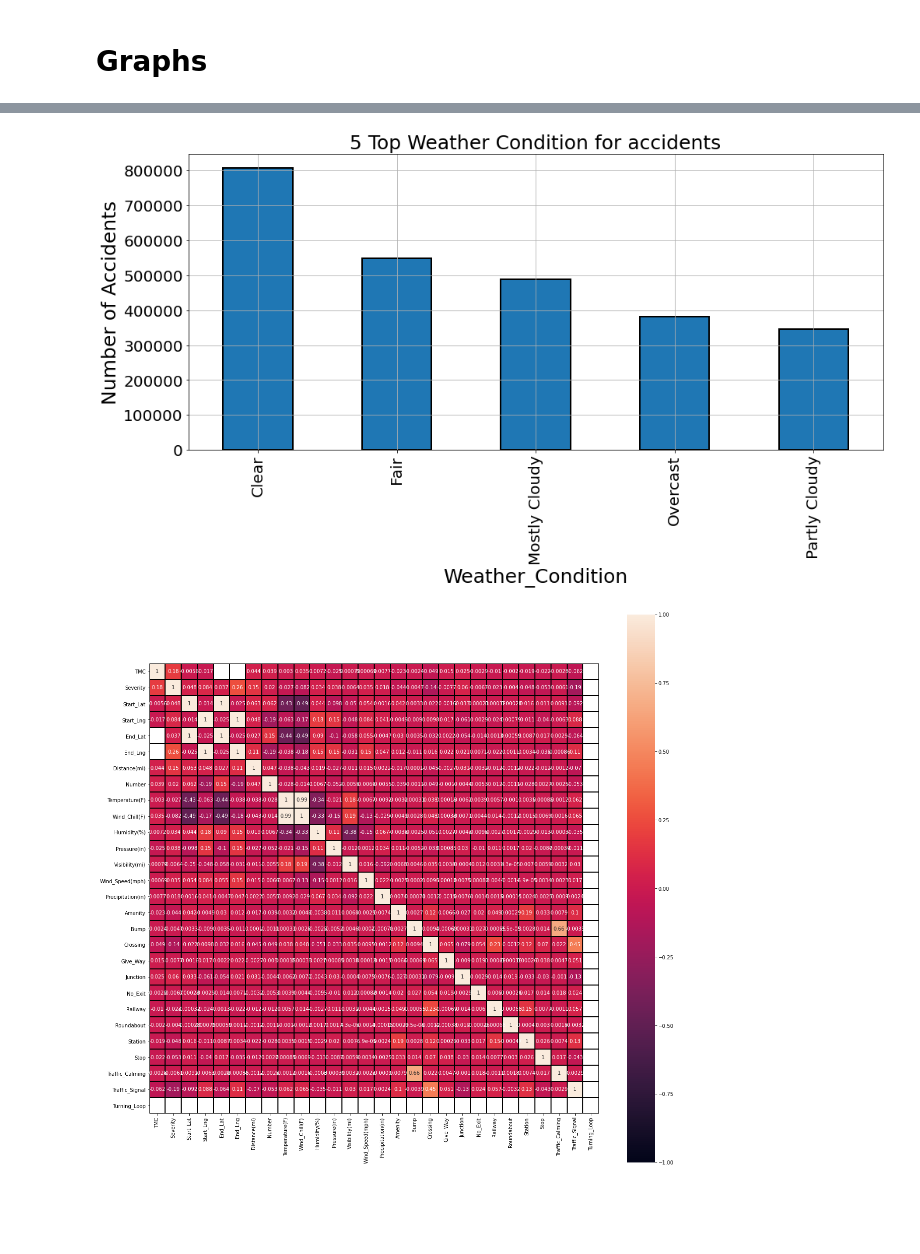
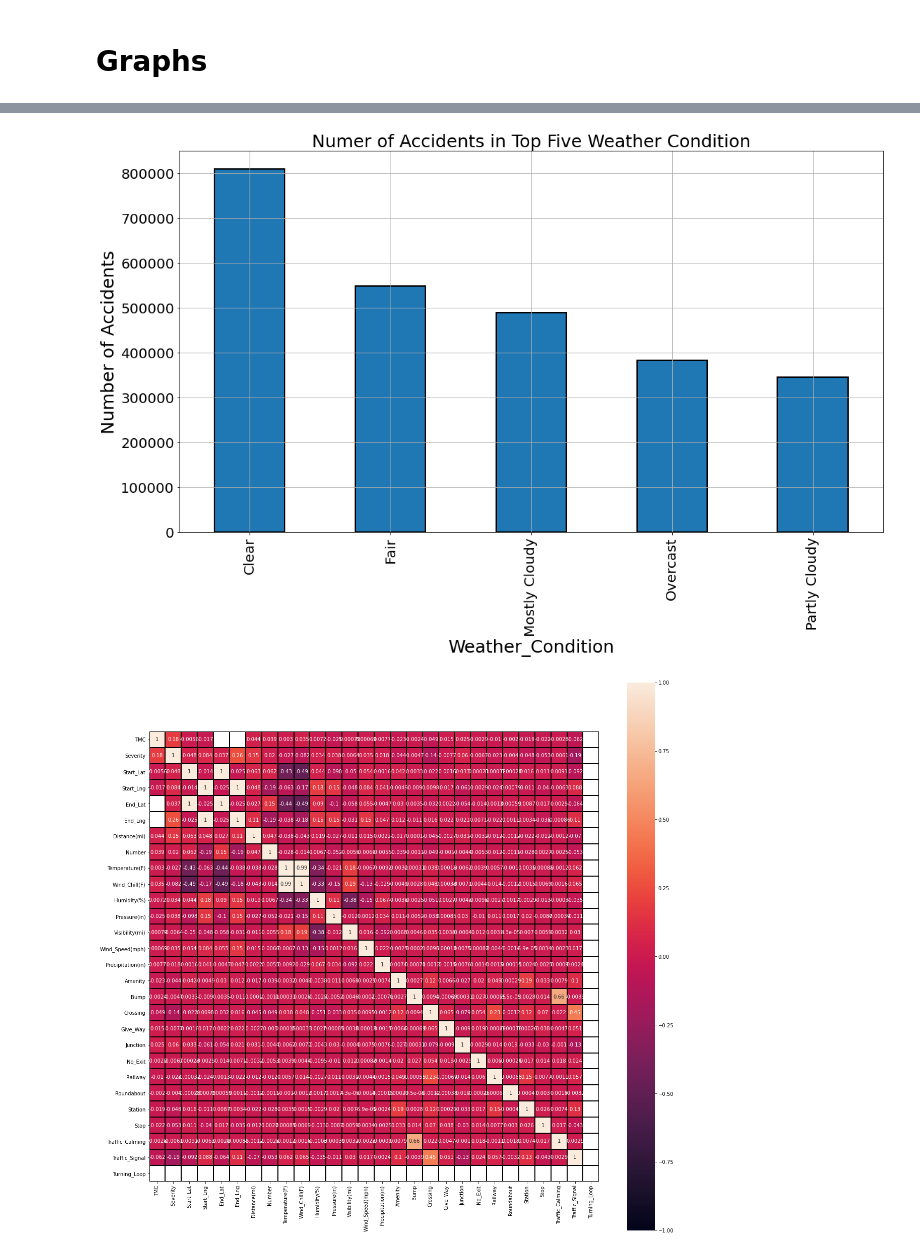
Before and after one commit to rlau929/final, a Jupyter notebook: Graphs.ipynb, the cells around one changed output, grey strips where cells are left out. Drawn from its saved outputs; the diff is of its cells as text; code cells hidden in the pictures; blank space fills up the shorter version.

```diff
--- a/Graphs.ipynb
+++ b/Graphs.ipynb
@@ -111,16 +79,16 @@ sns.barplot(states,state_graph)
 # %%
 graph1 = cleaned_df[cleaned_df['Zipcode']==45424]
 # %%
-fig, ax=plt.subplots(figsize=(16,7))
+fig, ax=plt.subplots(figsize=(18,10))
 cleaned_df['Weather_Condition'].value_counts().sort_values(ascending=False).head(5).plot.bar(width=0.5,edgecolor='k',align='center',linewidth=2)
 plt.xlabel('Weather_Condition',fontsize=25)
 plt.ylabel('Number of Accidents',fontsize=25)
 ax.tick_params(labelsize=20)
-plt.title('5 Top Weather Condition for accidents',fontsize=25)
+plt.title('Numer of Accidents in Top Five Weather Condition',fontsize=25)
 plt.grid()
 plt.ioff()
 # %% [output]
-[figure, old version]
+[figure, new version]
 # %%
 fig=plt.gcf()
 fig.set_size_inches(20,20)
```
Also changed, not shown: parts of 8 cells of this notebook.
